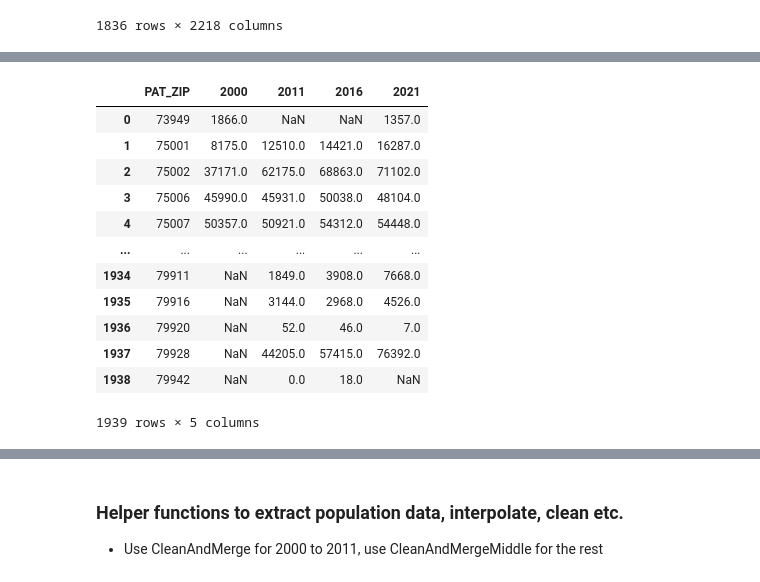
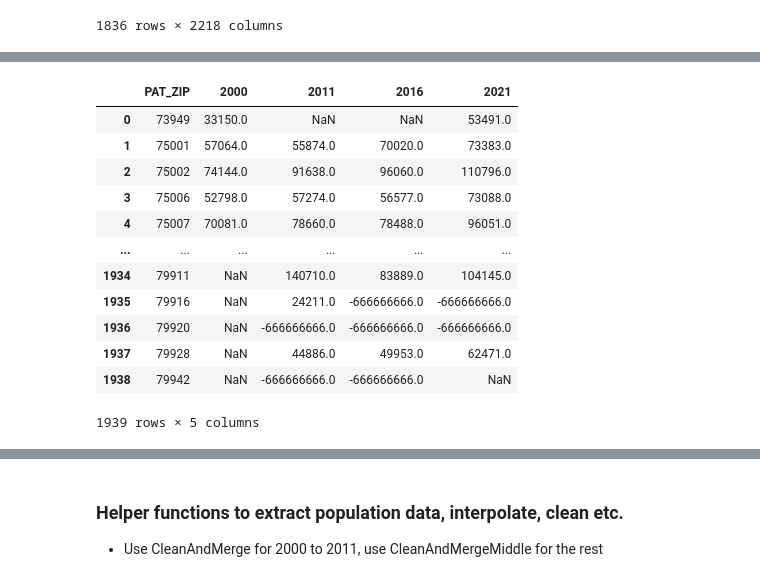
Before and after one commit to mi3nts/environmentalSocialHealth, a Jupyter notebook: census/censusInterpolation.ipynb, the cells around one changed output, grey strips where cells are left out. Drawn from its saved outputs; the diff is of its cells as text; code cells hidden in the pictures.

```diff
--- a/census/censusInterpolation.ipynb
+++ b/census/censusInterpolation.ipynb
@@ -38,23 +50,25 @@ dec_2000
+# %%
+variable = 'B19013_001E'
 # %%
 int_df = pd.merge(
             pd.merge(
                 pd.merge(
-                    dec_2000.iloc[:,:2],acs_2011.iloc[:,:2],'outer',on='PAT_ZIP', suffixes=['_2000','_2011'])
-                ,acs_2016.iloc[:,:2], 'outer',on='PAT_ZIP',suffixes=['','_2016'])
-            ,acs_2021.iloc[:,:2], 'outer',on='PAT_ZIP',suffixes=['','_2021'])
+                    dec_2000.loc[:,['PAT_ZIP',variable]],acs_2011.loc[:,['PAT_ZIP',variable]],'outer',on='PAT_ZIP', suffixes=['_2000','_2011'])
+                ,acs_2016.loc[:,['PAT_ZIP',variable]], 'outer',on='PAT_ZIP',suffixes=['','_2016'])
+            ,acs_2021.loc[:,['PAT_ZIP',variable]], 'outer',on='PAT_ZIP',suffixes=['','_2021'])
 int_df.columns = ['PAT_ZIP','2000','2011','2016','2021']
 int_df
 # %% [output]
 |  | PAT_ZIP | 2000 | 2011 | 2016 | 2021 |
-| 0 | 73949 | 1866.0 | NaN | NaN | 1357.0 |
-| 1 | 75001 | 8175.0 | 12510.0 | 14421.0 | 16287.0 |
-| 2 | 75002 | 37171.0 | 62175.0 | 68863.0 | 71102.0 |
-| 3 | 75006 | 45990.0 | 45931.0 | 50038.0 | 48104.0 |
-| 4 | 75007 | 50357.0 | 50921.0 | 54312.0 | 54448.0 |
+| 0 | 73949 | 33150.0 | NaN | NaN | 53491.0 |
+| 1 | 75001 | 57064.0 | 55874.0 | 70020.0 | 73383.0 |
+| 2 | 75002 | 74144.0 | 91638.0 | 96060.0 | 110796.0 |
+| 3 | 75006 | 52798.0 | 57274.0 | 56577.0 | 73088.0 |
+| 4 | 75007 | 70081.0 | 78660.0 | 78488.0 | 96051.0 |
 | ... | ... | ... | ... | ... | ... |
-| 1934 | 79911 | NaN | 1849.0 | 3908.0 | 7668.0 |
-| 1935 | 79916 | NaN | 3144.0 | 2968.0 | 4526.0 |
-| 1936 | 79920 | NaN | 52.0 | 46.0 | 7.0 |
-| 1937 | 79928 | NaN | 44205.0 | 57415.0 | 76392.0 |
-| 1938 | 79942 | NaN | 0.0 | 18.0 | NaN |
+| 1934 | 79911 | NaN | 140710.0 | 83889.0 | 104145.0 |
+| 1935 | 79916 | NaN | 24211.0 | -666666666.0 | -666666666.0 |
+| 1936 | 79920 | NaN | -666666666.0 | -666666666.0 | -666666666.0 |
+| 1937 | 79928 | NaN | 44886.0 | 49953.0 | 62471.0 |
+| 1938 | 79942 | NaN | -666666666.0 | -666666666.0 | NaN |
 1939 rows × 5 columns
```
Also changed, not shown: parts of 5 cells of this notebook, 2 other files.
